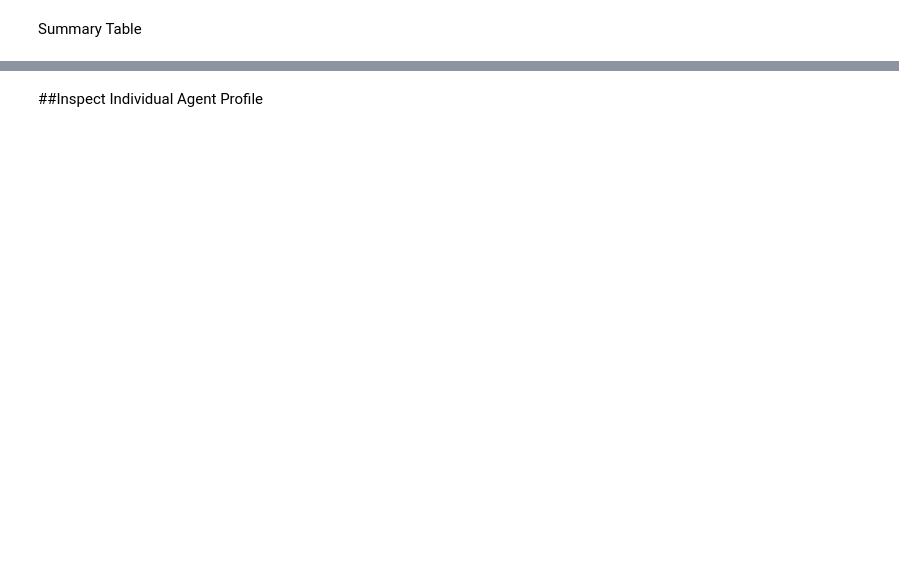
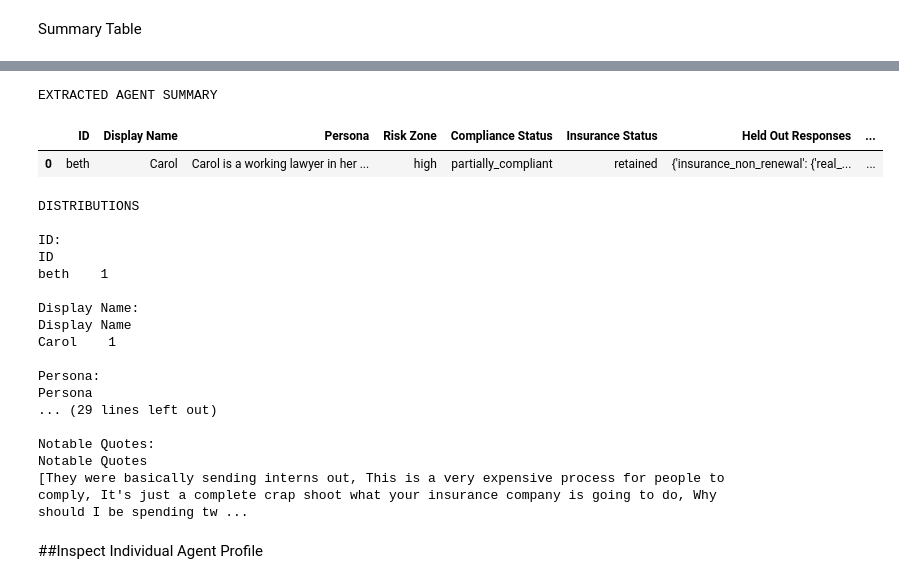
Before and after one commit to sanjaliroy/berkeley-homes-wildfire-agent-simulation, a Jupyter notebook: notebooks/wildfire_transcript_preprocessing.ipynb, the cells around one changed output, grey strips where cells are left out. Saved outputs shown, nothing was run; the diff lists cells and outputs as text; code cells hidden in the pictures; blank space fills up the shorter version.

```diff
--- a/notebooks/wildfire_transcript_preprocessing.ipynb
+++ b/notebooks/wildfire_transcript_preprocessing.ipynb
@@ -55,18 +56,18 @@ https://github.com/google-gemini/deprecated-generative-ai-python/blob/main/READM
 ## Configuration
 # %%
 # Google Drive folder with interview transcripts
-transcripts_folder_path = "/content/drive/MyDrive/INFO 290: Intro to Gen AI/Interview Transcripts"
+transcripts_folder_path = "/content/drive/MyDrive/INFO 290: Intro to Gen AI/Interview Transcripts/Test"
 
 # Output folder
-output_folder_path = "/content/drive/MyDrive/INFO 290: Intro to Gen AI/outputs"
+output_folder_path = "/content/drive/MyDrive/INFO 290: Intro to Gen AI/outputs/Test"
 
 # Output filenames
 agents_yaml_filename = "agents_extracted.yaml"
 debug_jsonl_filename = "extraction_debug.jsonl"
 
 # Model for extraction
-model = "models/gemini-2.5-flash"
-max_tokens = 2000
+model = "claude-sonnet-4-5"
+max_tokens = 16000
 
 # Interviewer name to filter out from transcripts
 interviewer_name = "Amrita"
@@ -418,7 +436,7 @@ Helper functions defined
 ## Run Extraction (All Transcripts)
 # %%
 # Setup
-gemini_model_client = genai.GenerativeModel(model) # Initialize Gemini model
+claude_client = anthropic.Anthropic()  # Uses ANTHROPIC_API_KEY from environment
 
 transcript_dir = Path(transcripts_folder_path)
 output_dir = Path(output_folder_path)
@@ -452,8 +470,8 @@ for i, docx_path in enumerate(docx_files, 1):
         if filtered_wc < word_count:
             print(f"         → filtered to {filtered_wc:,} words (interviewer turns removed)")
 
-        # Call Gemini
-        profile, raw_response = extract_agent_profile(gemini_model_client, homeowner_text, name)
+        # Call Claude
+        profile, raw_response = extract_agent_profile(claude_client, homeowner_text, name)
 
         # Convert to agents.yaml format
         agent_entry = profile_to_agent_entry(profile)
@@ -649,2 +548,54 @@ ross          1
+# %%
+import pandas as pd
+
+rows = []
+for a in agents:
+    rows.append({
+        "ID":                      a.get("id", None),
+        "Display Name":            a.get("display_name", None),
+        "Persona":                 a.get("persona", None),
+        "Risk Zone":               a.get("risk_zone"),
+        "Compliance Status":       a.get("compliance_status"),
+        "Insurance Status":        a.get("insurance_status"),
+        "Held Out Responses":      a.get("held_out_responses", {}),
+        "Memory Seeds":            a.get("memory_seeds", []),
+        "Seed Narrative":          a.get("seed_narrative"),
+        "Key Concerns":            a.get("key_concerns", []),
+        "Notable Quotes":          a.get("notable_quotes", []),
+    })
+
+df = pd.DataFrame(rows)
+print("\nEXTRACTED AGENT SUMMARY")
+display(df)
+
+# Distribution checks — useful for ensuring variance across agent pool
+print("\nDISTRIBUTIONS")
+for col in ["ID", "Display Name", "Persona", "Risk Zone",
+            "Compliance Status", "Insurance Status",
+             "Held Out Responses","Memory Seeds","Seed Narrative","Key Concerns", "Notable Quotes"]:
+    if col in df.columns:
+        print(f"\n{col}:")
+        print(df[col].value_counts().to_string())
+# %% [output]
+EXTRACTED AGENT SUMMARY
+|  | ID | Display Name | Persona | Risk Zone | Compliance Status | Insurance Status | Held Out Responses | ... |
+| 0 | beth | Carol | Carol is a working lawyer in her ... | high | partially_compliant | retained | {'insurance_non_renewal': {'real_... | ... |
+DISTRIBUTIONS
+
+ID:
+ID
+beth    1
+
+Display Name:
+Display Name
+Carol    1
+
+Persona:
+Persona
+... (29 lines left out)
+
+Notable Quotes:
+Notable Quotes
+[They were basically sending interns out, This is a very expensive process for people to comply, It's just a complete crap shoot what your insurance company is going to do, Why should I be spending tw ...
 # %% [markdown]
 ##Inspect Individual Agent Profile
```
Also changed, not shown: parts of 17 cells of this notebook.
